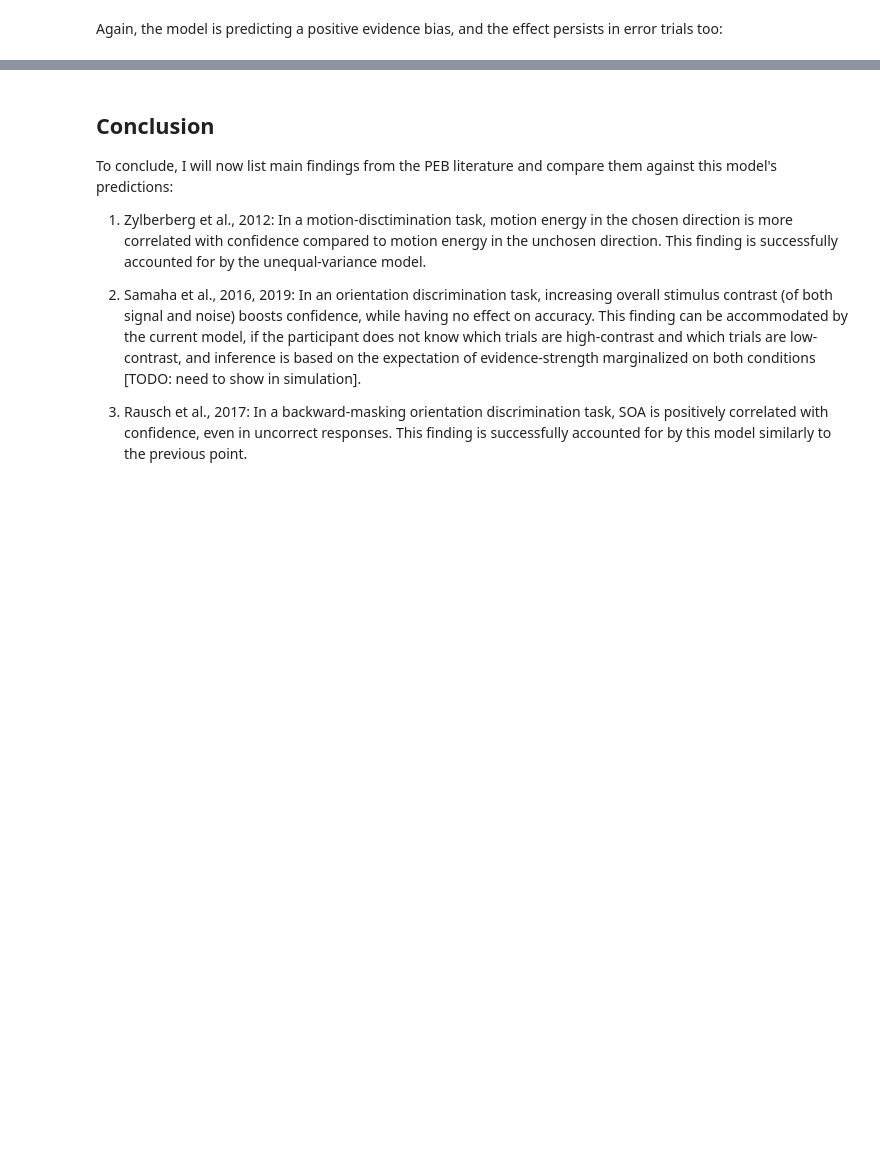
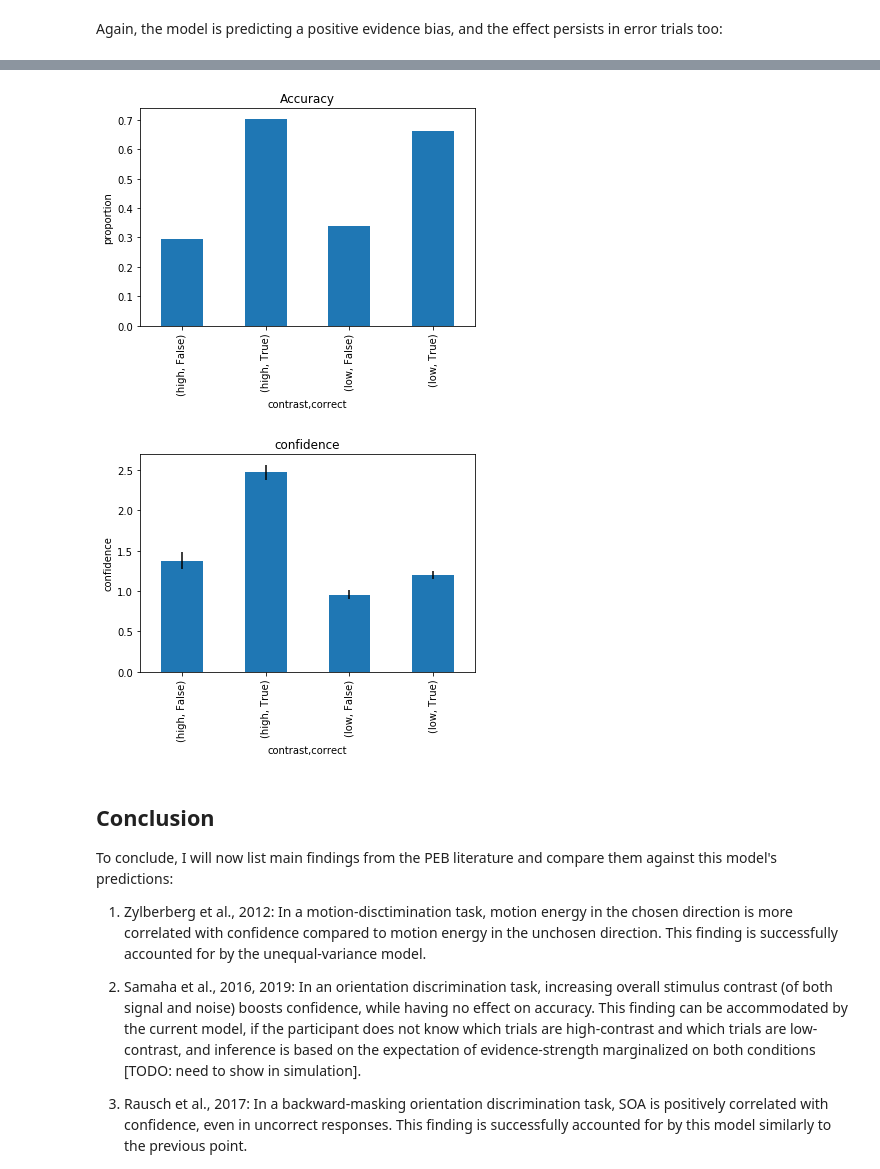
Before and after one commit to matanmazor/PEB, a Jupyter notebook: PEB.ipynb, the cells around one changed output, grey strips where cells are left out. Cells and saved outputs as stored; diff of their text form; code cells hidden in the pictures; blank space fills up the shorter version.

Commit message:
Samaha model based on Poisson

```diff
--- a/PEB.ipynb
+++ b/PEB.ipynb
@@ -201,3 +209,70 @@ plt.show()
+# %%
+class SamahaModel(PoissonModel):
+
+    def runModel(self, num_trials):
+
+        # first, decide which is the true direction in each trial (p=0.5)
+        self.df['direction'] = ['r' if flip else 'l' for flip in np.random.binomial(1,0.5,num_trials)]
+
+        # first, decide which trials are high contrast (p=0.5)
+        self.df['contrast'] = ['high' if flip else 'low' for flip in np.random.binomial(1,0.5,num_trials)]
+
+        self.getMotionEnergy()
+
+        self.extractLLR()
+
+        self.makeDecision()
+
+        self.rateConfidence()
+
+        self.df['correct'] = self.df.apply(lambda row: row.direction==row.decision, axis=1)
+
+        #energy in chosen direction
+        self.df['E_c'] = self.df.apply(lambda row: row.E_r if row.decision=='r' else row.E_l, axis=1)
+
+        #energy in unchosen direction
+        self.df['E_u'] = self.df.apply(lambda row: row.E_l if row.decision=='r' else row.E_r, axis=1)
+
+    def getMotionEnergy(self):
+    # sample the motion energy for left and right as a function of the true direction
+        self.df['E_r'] = self.df.apply(lambda row: np.random.poisson(self.lmbda[row.contrast][1] if row.direction=='r' \
+                                                                     else self.lmbda[row.contrast][0]), axis=1)
+
+        self.df['E_l'] = self.df.apply(lambda row: np.random.poisson(self.lmbda[row.contrast][1] if row.direction=='l' \
+                                                                     else self.lmbda[row.contrast][0]),  axis=1)
+
+    def extractLLR(self):
+
+        # extract the Log Likelihood Ratio (LLR) log(p(Er|r))-log(p(Er|l)) + log(p(El|r))-log(p(El|l)),
+        # while marginalizing over high and low contrast
+         self.df['LLR'] = self.df.apply(lambda row: \
+                            np.log(poisson.pmf(row.E_r,self.lmbda['high'][1]))- \
+                            np.log(poisson.pmf(row.E_r,self.lmbda['high'][0])) + \
+                            np.log(poisson.pmf(row.E_l,self.lmbda['high'][0]))- \
+                            np.log(poisson.pmf(row.E_l,self.lmbda['high'][1])) +
+                            np.log(poisson.pmf(row.E_r,self.lmbda['low'][1]))- \
+                            np.log(poisson.pmf(row.E_r,self.lmbda['low'][0])) + \
+                            np.log(poisson.pmf(row.E_l,self.lmbda['low'][0]))- \
+                            np.log(poisson.pmf(row.E_l,self.lmbda['low'][1])) , axis=1)
+
+    def plot(self):
+        # plot accuracy
+        self.df.groupby('contrast')['correct'].value_counts(normalize=1,sort=0).plot(kind='bar',title='Accuracy')
+        plt.ylabel('proportion')
+        plt.show()
+
+        # plot confidence as a function of accuracy
+        self.df.groupby(['contrast','correct']).mean()['confidence'].plot(kind='bar',title='confidence',
+                                                             yerr=self.df.groupby(['contrast','correct']).sem()['confidence'])
+        plt.ylabel('confidence')
+        plt.show()
+
+model04 = SamahaModel(lmbda = {'low':[4,5],'high':[12,15]})
+model04.runModel(num_trials = 1000)
+model04.plot()
+# %% [output]
+[figure, added]
+[figure, added]
 # %% [markdown]
 ## Conclusion
 
```
Also changed, not shown: parts of 5 cells of this notebook.
